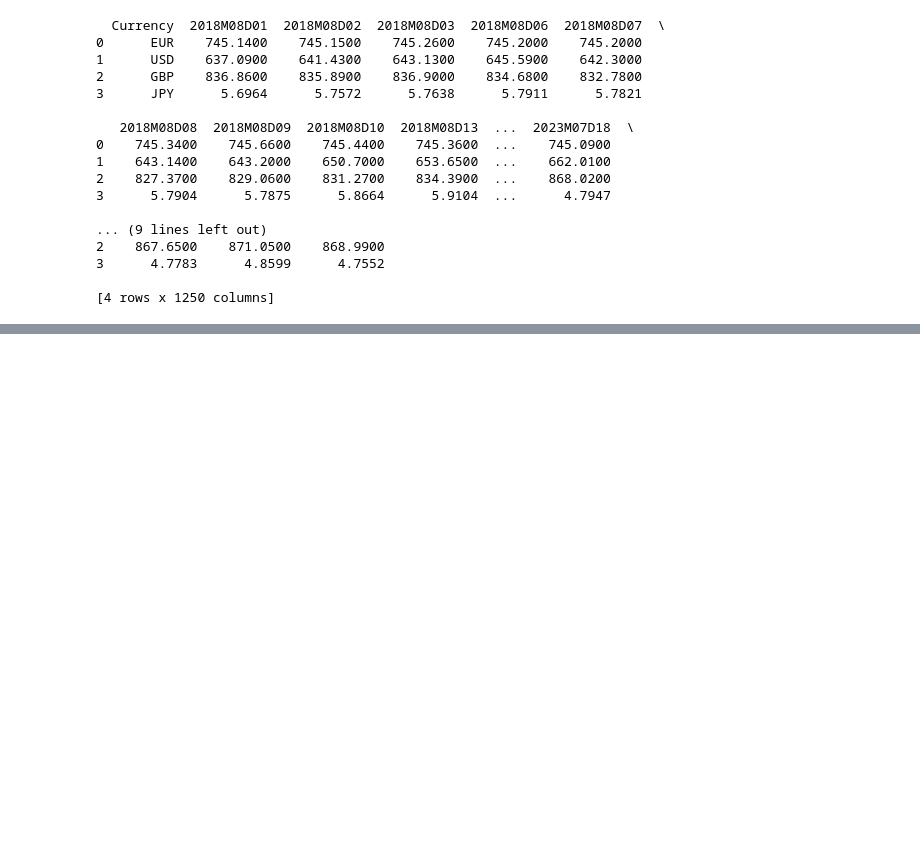
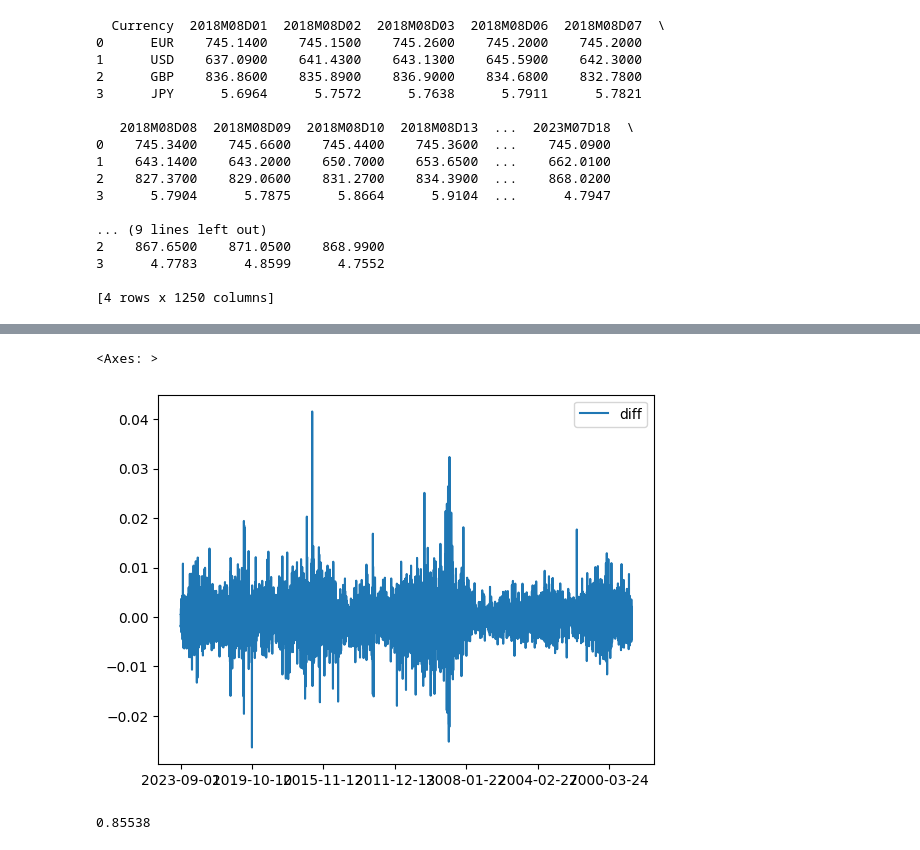
Before and after one commit to sonjamehes/PythonExchangeRate, a Jupyter notebook: test.ipynb, the cells around one changed output, grey strips where cells are left out. Cells and saved outputs as stored; diff of their text form; code cells hidden in the pictures; blank space fills up the shorter version.

```diff
--- a/test.ipynb
+++ b/test.ipynb
@@ -68,0 +158,10 @@ print(df3)
+# %%
+data_uk['diff'] = data_uk['Period\\Unit:'].diff(-1)
+data_uk.plot(y=['diff'])
+# %% [output]
+<Axes: >
+[figure, added]
+# %%
+data_uk['Period\\Unit:'].loc['2023-09-01']
+# %% [output]
+0.85538
```
Also changed, not shown: parts of 12 cells of this notebook, 4 other files.
